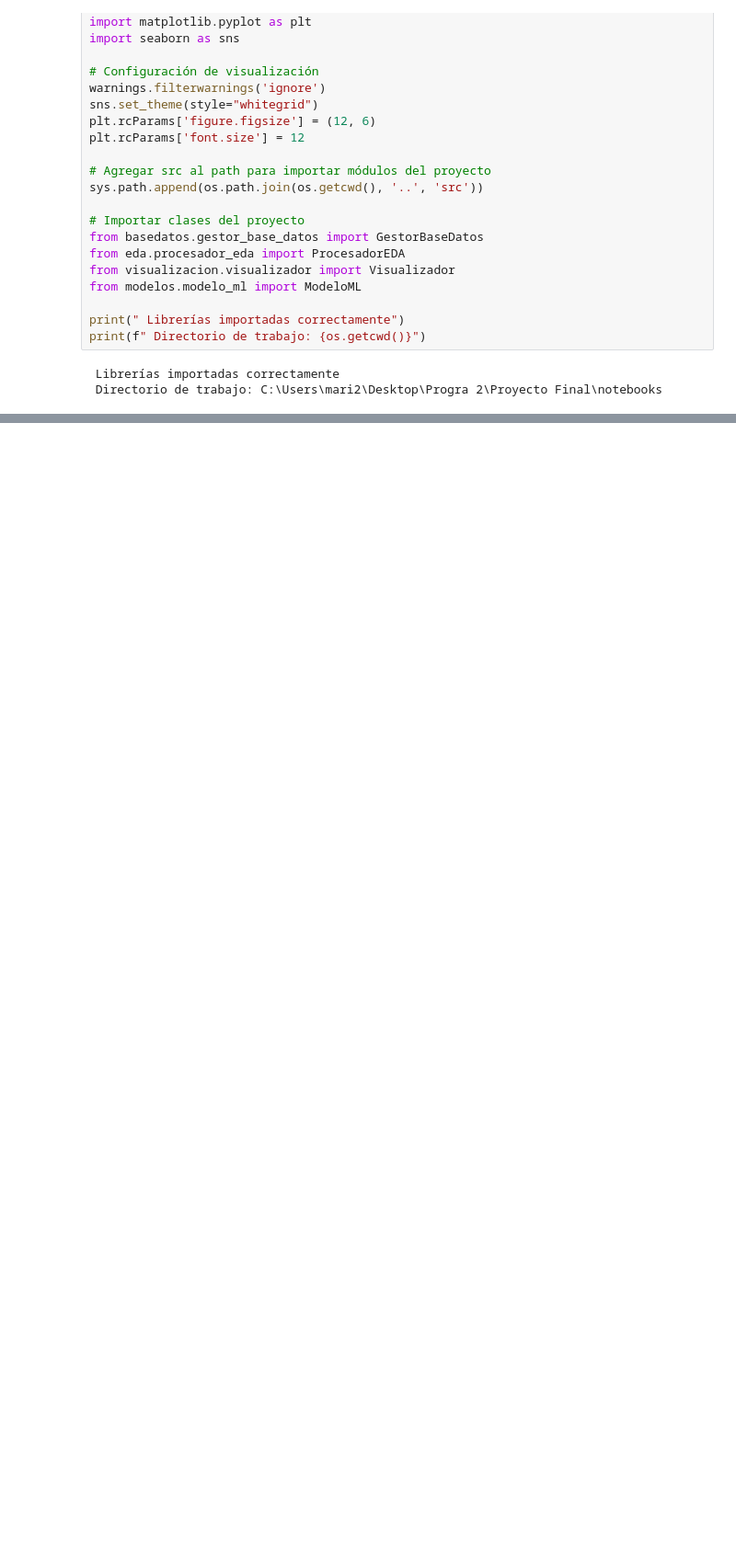
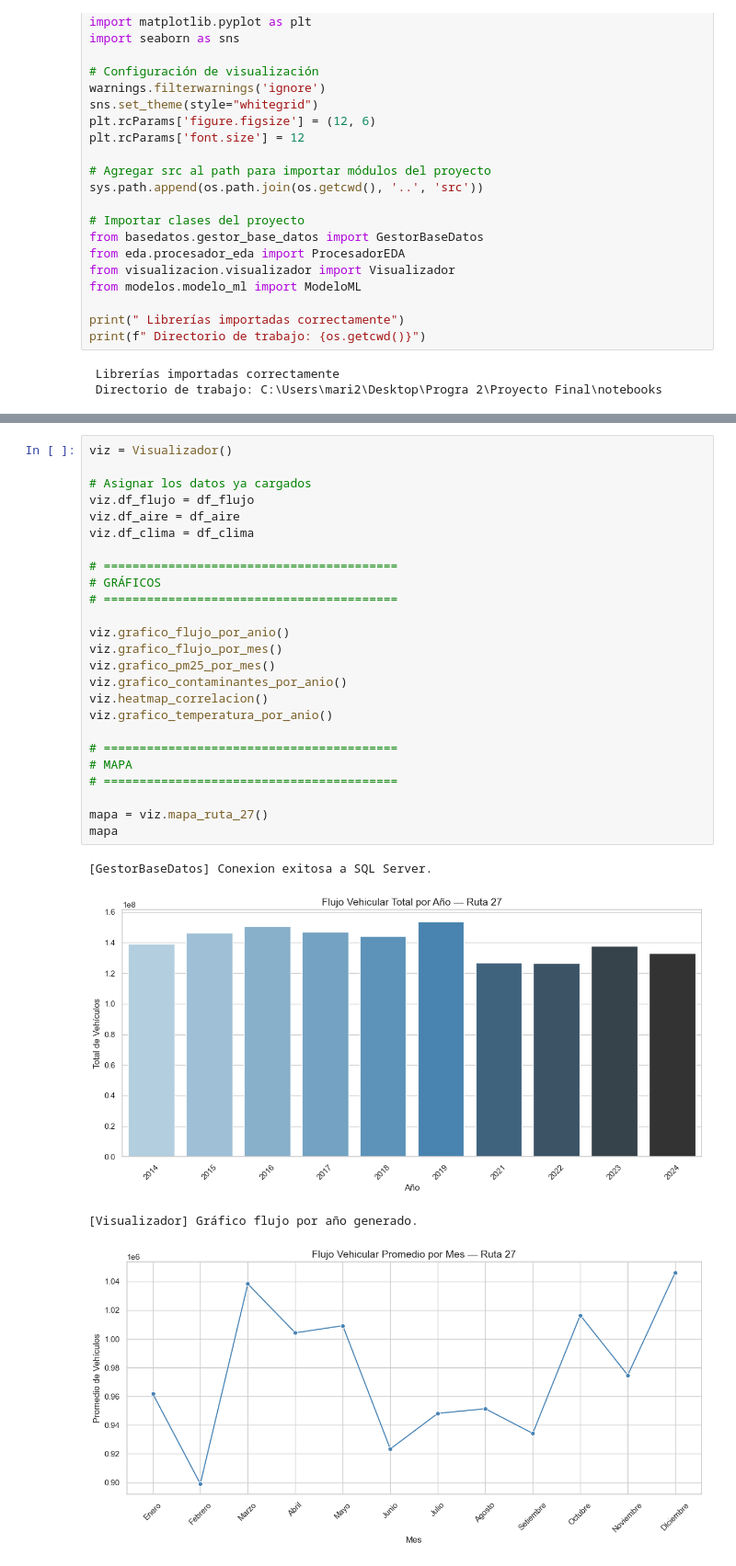
Before and after one commit to Mari27MP/An-lisis-y-Predicci-n-de-la-Calidad-del-Aire-en-el-GAM, a Jupyter notebook: notebooks/exploracion_inicial.ipynb, the cells around one changed output, grey strips where cells are left out. Shown at 92% size. Cells and saved outputs as stored; diff of their text form; blank space fills up the shorter version.

Commit message:
Notebook con EDA, visualizaciones y modelos ML

```diff
--- a/notebooks/exploracion_inicial.ipynb
+++ b/notebooks/exploracion_inicial.ipynb
@@ -70,0 +272,30 @@ print(f" Directorio de trabajo: {os.getcwd()}")
+# %%
+viz = Visualizador()
+
+# Asignar los datos ya cargados
+viz.df_flujo = df_flujo
+viz.df_aire = df_aire
+viz.df_clima = df_clima
+
+# =========================================
+# GRÁFICOS
+# =========================================
+
+viz.grafico_flujo_por_anio()
+viz.grafico_flujo_por_mes()
+viz.grafico_pm25_por_mes()
+viz.grafico_contaminantes_por_anio()
+viz.heatmap_correlacion()
+viz.grafico_temperatura_por_anio()
+
+# =========================================
+# MAPA
+# =========================================
+
+mapa = viz.mapa_ruta_27()
+mapa
+# %% [output]
+[GestorBaseDatos] Conexion exitosa a SQL Server.
+[figure, added]
+[Visualizador] Gráfico flujo por año generado.
+[figure, added]
```
Also changed, not shown: parts of 13 cells of this notebook, 8 other files.
